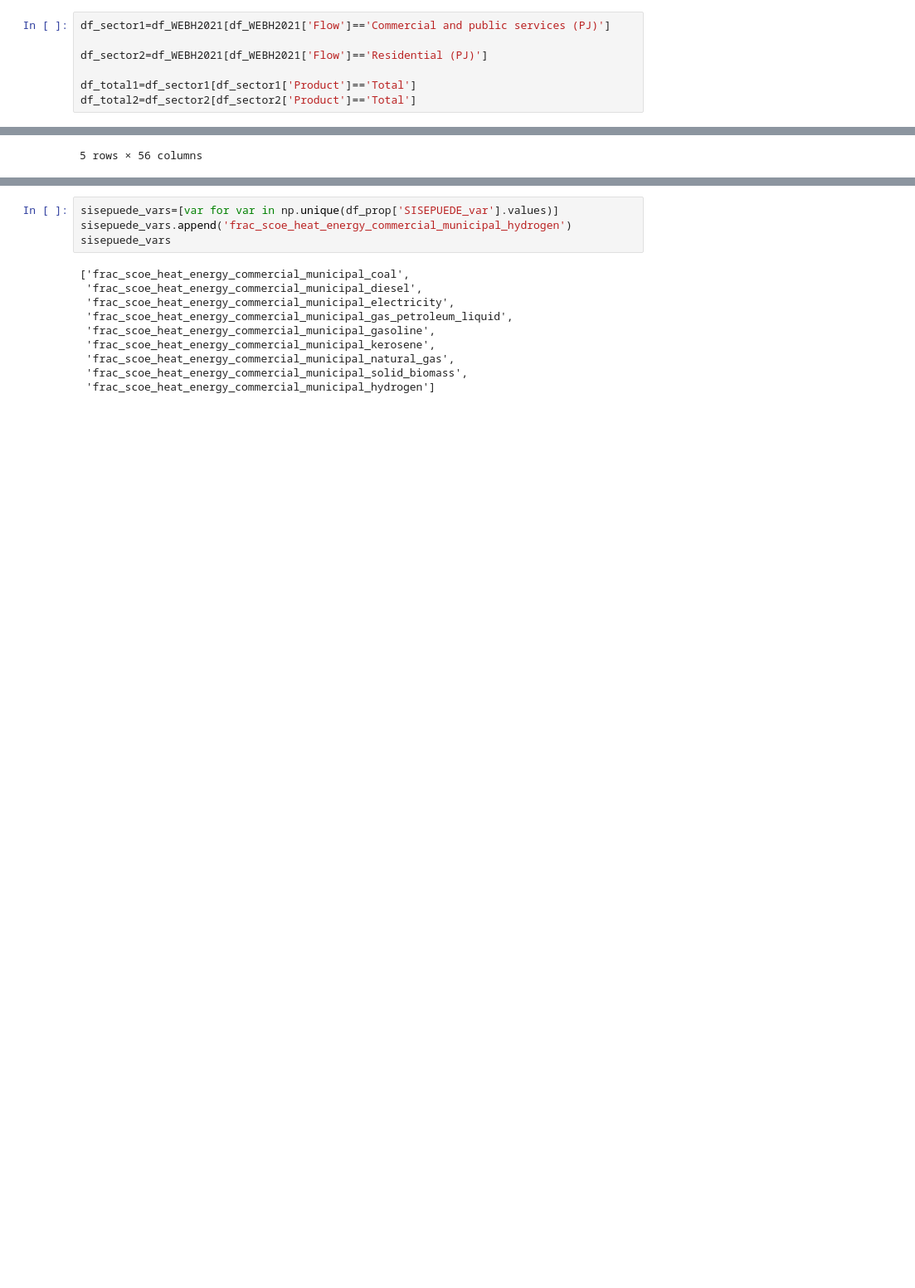
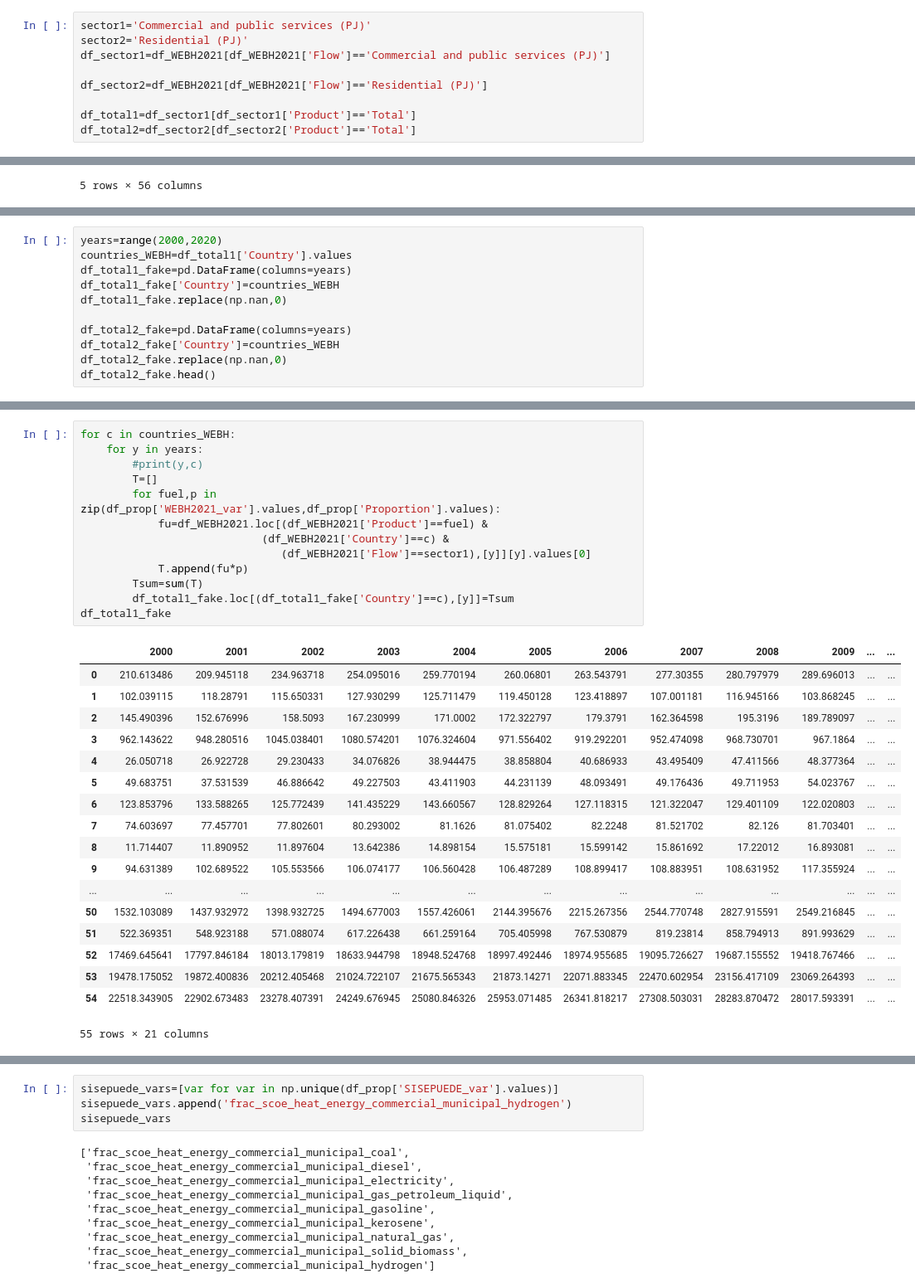
Before and after one commit to milocortes/sisepuede_data, a Jupyter notebook: Energy/frac_scoe_heat_energy_commercial_municipal_coal/src/Process frac_scoe_heat_energy_municipal.ipynb, the cells around one changed output, grey strips where cells are left out. Shown at 83% size. Cells and saved outputs as stored; diff of their text form; blank space fills up the shorter version.

```diff
--- a/Energy/frac_scoe_heat_energy_commercial_municipal_coal/src/Process frac_scoe_heat_energy_municipal.ipynb
+++ b/Energy/frac_scoe_heat_energy_commercial_municipal_coal/src/Process frac_scoe_heat_energy_municipal.ipynb
@@ -63,6 +63,8 @@ array(['Commercial and public services (PJ)', 'Electricity output (GWh)',
        'Residential (PJ)', 'Total energy supply (PJ)',
        'Total final consumption (PJ)', 'Transport (PJ)'], dtype=object)
 # %%
+sector1='Commercial and public services (PJ)'
+sector2='Residential (PJ)'
 df_sector1=df_WEBH2021[df_WEBH2021['Flow']=='Commercial and public services (PJ)']
 
 df_sector2=df_WEBH2021[df_WEBH2021['Flow']=='Residential (PJ)']
@@ -112,3 +113,14 @@ df_prop_
 # %% [output]
 |  | WEBH2021_var | SISEPUEDE_var | Proportion |
 | 0 | Coal, peat and oil shale | frac_scoe_heat_energy_commercial_... | 0.9 |
+# %%
+years=range(2000,2020)
+countries_WEBH=df_total1['Country'].values
+df_total1_fake=pd.DataFrame(columns=years)
+df_total1_fake['Country']=countries_WEBH
+df_total1_fake.replace(np.nan,0)
+
+df_total2_fake=pd.DataFrame(columns=years)
+df_total2_fake['Country']=countries_WEBH
+df_total2_fake.replace(np.nan,0)
+df_total2_fake.head()
@@ -114,0 +135,32 @@ df_prop_
+# %%
+for c in countries_WEBH:
+    for y in years:
+        #print(y,c)
+        T=[]
+        for fuel,p in zip(df_prop['WEBH2021_var'].values,df_prop['Proportion'].values):
+            fu=df_WEBH2021.loc[(df_WEBH2021['Product']==fuel) &
+                            (df_WEBH2021['Country']==c) &
+                               (df_WEBH2021['Flow']==sector1),[y]][y].values[0]
+            T.append(fu*p)
+        Tsum=sum(T)
+        df_total1_fake.loc[(df_total1_fake['Country']==c),[y]]=Tsum
+df_total1_fake
+# %% [output]
+|  | 2000 | 2001 | 2002 | 2003 | 2004 | 2005 | 2006 | 2007 | 2008 | 2009 | ... | ... |
+| 0 | 210.613486 | 209.945118 | 234.963718 | 254.095016 | 259.770194 | 260.06801 | 263.543791 | 277.30355 | 280.797979 | 289.696013 | ... | ... |
+| 1 | 102.039115 | 118.28791 | 115.650331 | 127.930299 | 125.711479 | 119.450128 | 123.418897 | 107.001181 | 116.945166 | 103.868245 | ... | ... |
+| 2 | 145.490396 | 152.676996 | 158.5093 | 167.230999 | 171.0002 | 172.322797 | 179.3791 | 162.364598 | 195.3196 | 189.789097 | ... | ... |
+| 3 | 962.143622 | 948.280516 | 1045.038401 | 1080.574201 | 1076.324604 | 971.556402 | 919.292201 | 952.474098 | 968.730701 | 967.1864 | ... | ... |
+| 4 | 26.050718 | 26.922728 | 29.230433 | 34.076826 | 38.944475 | 38.858804 | 40.686933 | 43.495409 | 47.411566 | 48.377364 | ... | ... |
+| 5 | 49.683751 | 37.531539 | 46.886642 | 49.227503 | 43.411903 | 44.231139 | 48.093491 | 49.176436 | 49.711953 | 54.023767 | ... | ... |
+| 6 | 123.853796 | 133.588265 | 125.772439 | 141.435229 | 143.660567 | 128.829264 | 127.118315 | 121.322047 | 129.401109 | 122.020803 | ... | ... |
+| 7 | 74.603697 | 77.457701 | 77.802601 | 80.293002 | 81.1626 | 81.075402 | 82.2248 | 81.521702 | 82.126 | 81.703401 | ... | ... |
+| 8 | 11.714407 | 11.890952 | 11.897604 | 13.642386 | 14.898154 | 15.575181 | 15.599142 | 15.861692 | 17.22012 | 16.893081 | ... | ... |
+| 9 | 94.631389 | 102.689522 | 105.553566 | 106.074177 | 106.560428 | 106.487289 | 108.899417 | 108.883951 | 108.631952 | 117.355924 | ... | ... |
+| ... | ... | ... | ... | ... | ... | ... | ... | ... | ... | ... | ... | ... |
+| 50 | 1532.103089 | 1437.932972 | 1398.932725 | 1494.677003 | 1557.426061 | 2144.395676 | 2215.267356 | 2544.770748 | 2827.915591 | 2549.216845 | ... | ... |
+| 51 | 522.369351 | 548.923188 | 571.088074 | 617.226438 | 661.259164 | 705.405998 | 767.530879 | 819.23814 | 858.794913 | 891.993629 | ... | ... |
+| 52 | 17469.645641 | 17797.846184 | 18013.179819 | 18633.944798 | 18948.524768 | 18997.492446 | 18974.955685 | 19095.726627 | 19687.155552 | 19418.767466 | ... | ... |
+| 53 | 19478.175052 | 19872.400836 | 20212.405468 | 21024.722107 | 21675.565343 | 21873.14271 | 22071.883345 | 22470.602954 | 23156.417109 | 23069.264393 | ... | ... |
+| 54 | 22518.343905 | 22902.673483 | 23278.407391 | 24249.676945 | 25080.846326 | 25953.071485 | 26341.818217 | 27308.503031 | 28283.870472 | 28017.593391 | ... | ... |
+55 rows × 21 columns
```
Also changed, not shown: parts of 5 cells of this notebook, 17 other files.
